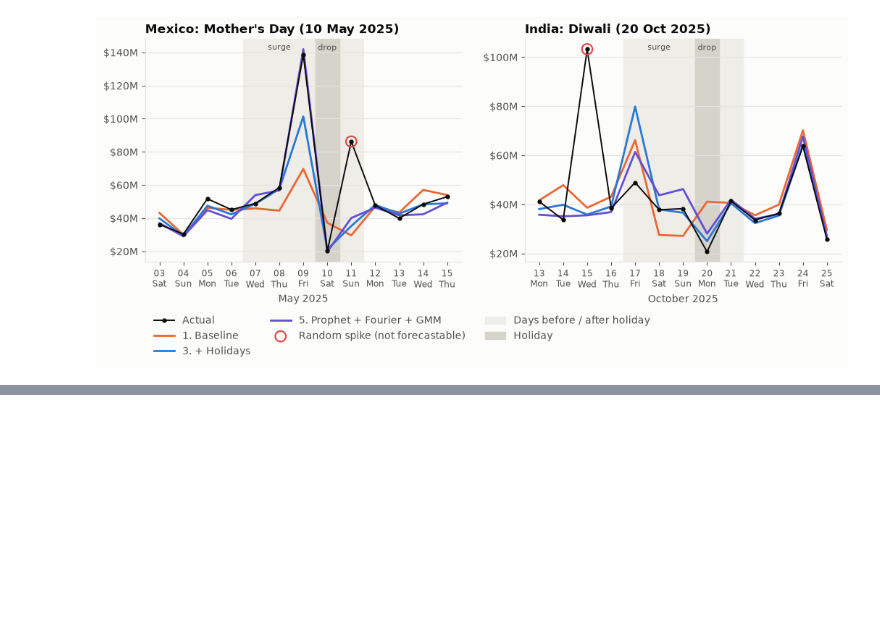
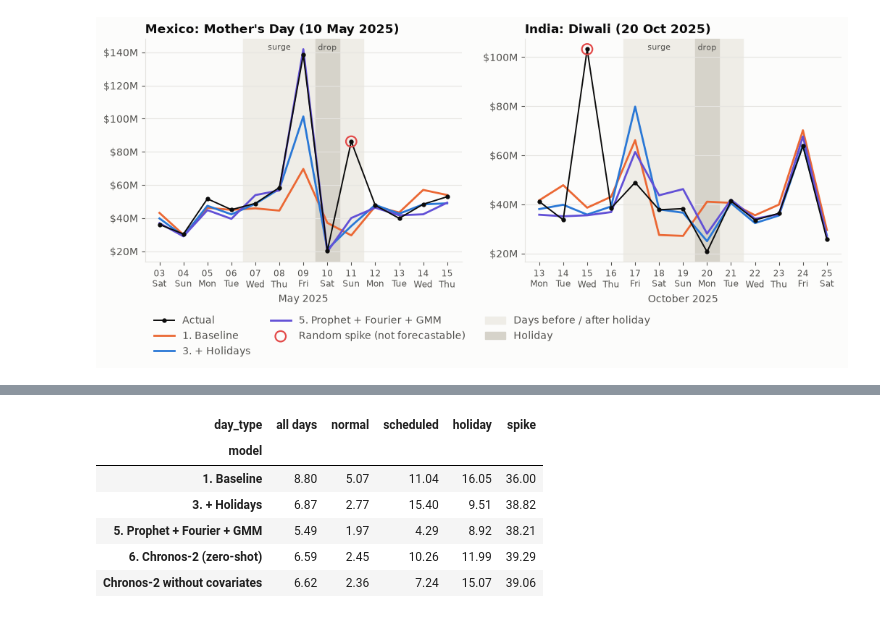
Before and after one commit to marlondocouto2/cash-flow-forecaster, a Jupyter notebook: notebooks/walkthrough.ipynb, the cells around one changed output, grey strips where cells are left out. Cells and saved outputs as stored; diff of their text form; code cells hidden in the pictures; blank space fills up the shorter version.

```diff
--- a/notebooks/walkthrough.ipynb
+++ b/notebooks/walkthrough.ipynb
@@ -213,0 +229,19 @@ plots.plot_zoom(bt, [('MX', "Mexico: Mother's Day (10 May 2025)", '2025-05-03',
+# %%
+from cashflow_forecaster.foundation import chronos_backtest
+
+bt6 = backtest_all(flows, horizons=(7,), versions=[6])          # with calendar covariates
+plain = chronos_backtest(flows, horizons=(7,), covariates=False)  # history only
+plain = plain.merge(bt6[['corridor', 'date', 'day_type']], on=['corridor', 'date'])
+
+compare = pd.concat([bt[bt.model.isin(['1. Baseline', '3. + Holidays', '5. Prophet + Fourier + GMM'])], bt6, plain])
+table = compare.groupby(['model', 'day_type']).error.apply(lambda e: e.abs().mean() / 1e6).unstack()
+table.insert(0, 'all days', compare.groupby('model').error.apply(lambda e: e.abs().mean() / 1e6))
+table[['all days', 'normal', 'scheduled', 'holiday', 'spike']].round(2)
+# %% [output]
+| day_type | all days | normal | scheduled | holiday | spike |
+| model |  |  |  |  |  |
+| 1. Baseline | 8.80 | 5.07 | 11.04 | 16.05 | 36.00 |
+| 3. + Holidays | 6.87 | 2.77 | 15.40 | 9.51 | 38.82 |
+| 5. Prophet + Fourier + GMM | 5.49 | 1.97 | 4.29 | 8.92 | 38.21 |
+| 6. Chronos-2 (zero-shot) | 6.59 | 2.45 | 10.26 | 11.99 | 39.29 |
+| Chronos-2 without covariates | 6.62 | 2.36 | 7.24 | 15.07 | 39.06 |
```
Also changed, not shown: parts of 7 cells of this notebook, 16 other files.
